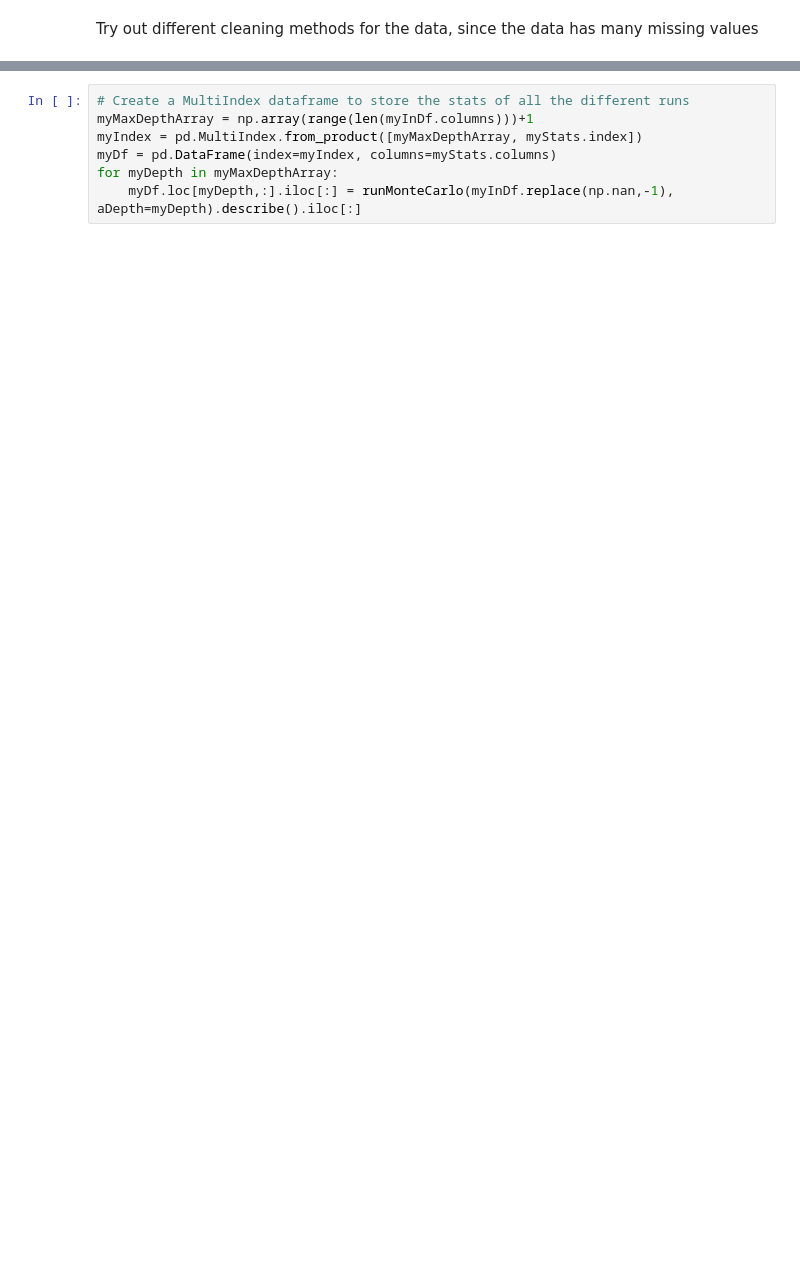
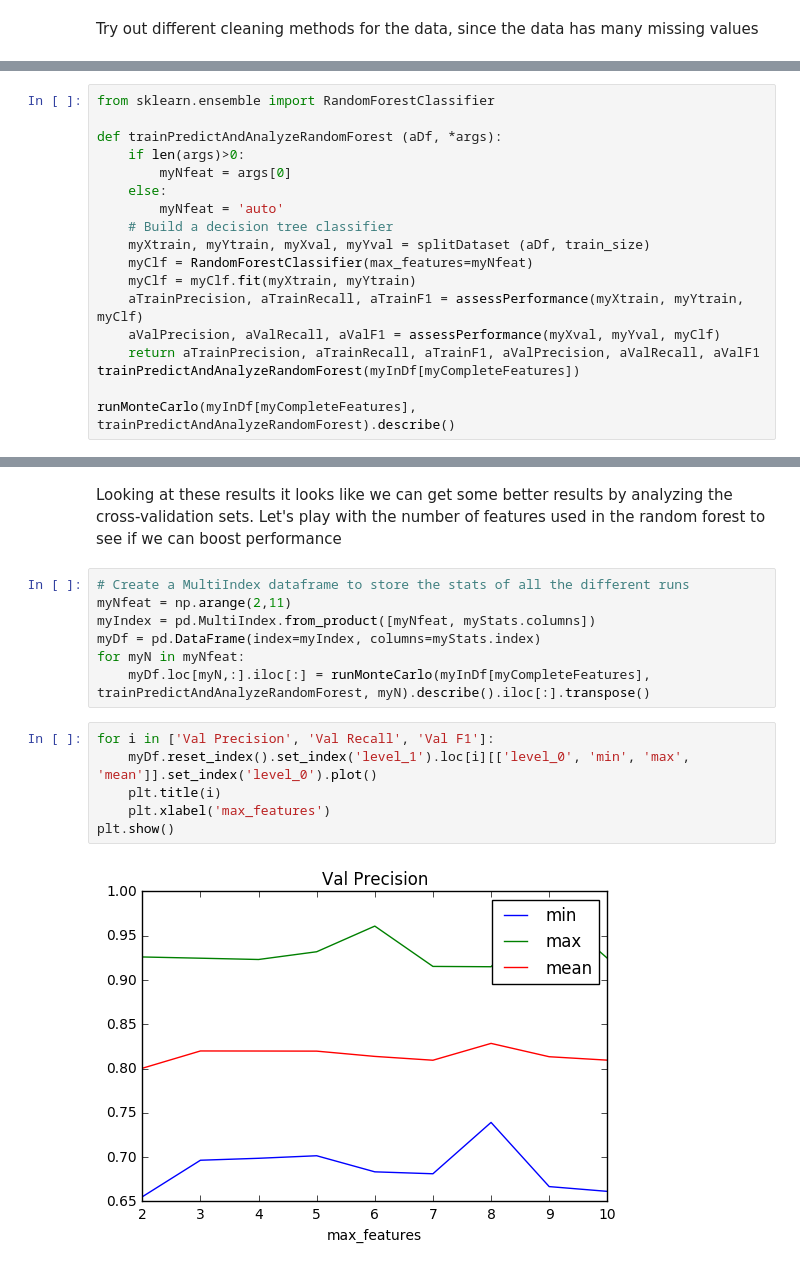
Before and after one commit to drublackberry/fantastic_demos, a Jupyter notebook: Titanic/Titanic.ipynb, the cells around one changed output, grey strips where cells are left out. Cells and saved outputs as stored; diff of their text form; blank space fills up the shorter version.

Commit message:
Added cross-validation performance analysis

```diff
--- a/Titanic/Titanic.ipynb
+++ b/Titanic/Titanic.ipynb
@@ -383,0 +350,18 @@ Here a number of draws will be done on the validation set to come up with a leve
+# %%
+from sklearn.ensemble import RandomForestClassifier
+
+def trainPredictAndAnalyzeRandomForest (aDf, *args):
+    if len(args)>0:
+        myNfeat = args[0]
+    else:
+        myNfeat = 'auto'
+    # Build a decision tree classifier
+    myXtrain, myYtrain, myXval, myYval = splitDataset (aDf, train_size)
+    myClf = RandomForestClassifier(max_features=myNfeat)
+    myClf = myClf.fit(myXtrain, myYtrain)
+    aTrainPrecision, aTrainRecall, aTrainF1 = assessPerformance(myXtrain, myYtrain, myClf)
+    aValPrecision, aValRecall, aValF1 = assessPerformance(myXval, myYval, myClf)
+    return aTrainPrecision, aTrainRecall, aTrainF1, aValPrecision, aValRecall, aValF1
+trainPredictAndAnalyzeRandomForest(myInDf[myCompleteFeatures])
+
+runMonteCarlo(myInDf[myCompleteFeatures], trainPredictAndAnalyzeRandomForest).describe()
@@ -384,7 +378,17 @@ Here a number of draws will be done on the validation set to come up with a leve
+# %% [markdown]
+Looking at these results it looks like we can get some better results by analyzing the cross-validation sets. Let's play with the number of features used in the random forest to see if we can boost performance
 # %%
 # Create a MultiIndex dataframe to store the stats of all the different runs
-myMaxDepthArray = np.array(range(len(myInDf.columns)))+1
-myIndex = pd.MultiIndex.from_product([myMaxDepthArray, myStats.index])
-myDf = pd.DataFrame(index=myIndex, columns=myStats.columns)
-for myDepth in myMaxDepthArray:
-    myDf.loc[myDepth,:].iloc[:] = runMonteCarlo(myInDf.replace(np.nan,-1), aDepth=myDepth).describe().iloc[:]
+myNfeat = np.arange(2,11)
+myIndex = pd.MultiIndex.from_product([myNfeat, myStats.columns])
+myDf = pd.DataFrame(index=myIndex, columns=myStats.index)
+for myN in myNfeat:
+    myDf.loc[myN,:].iloc[:] = runMonteCarlo(myInDf[myCompleteFeatures], trainPredictAndAnalyzeRandomForest, myN).describe().iloc[:].transpose()
+# %%
+for i in ['Val Precision', 'Val Recall', 'Val F1']:
+    myDf.reset_index().set_index('level_1').loc[i][['level_0', 'min', 'max', 'mean']].set_index('level_0').plot()
+    plt.title(i)
+    plt.xlabel('max_features')
+plt.show()
+# %% [output]
+[figure, added]
```
Also changed, not shown: parts of 20 cells of this notebook.
